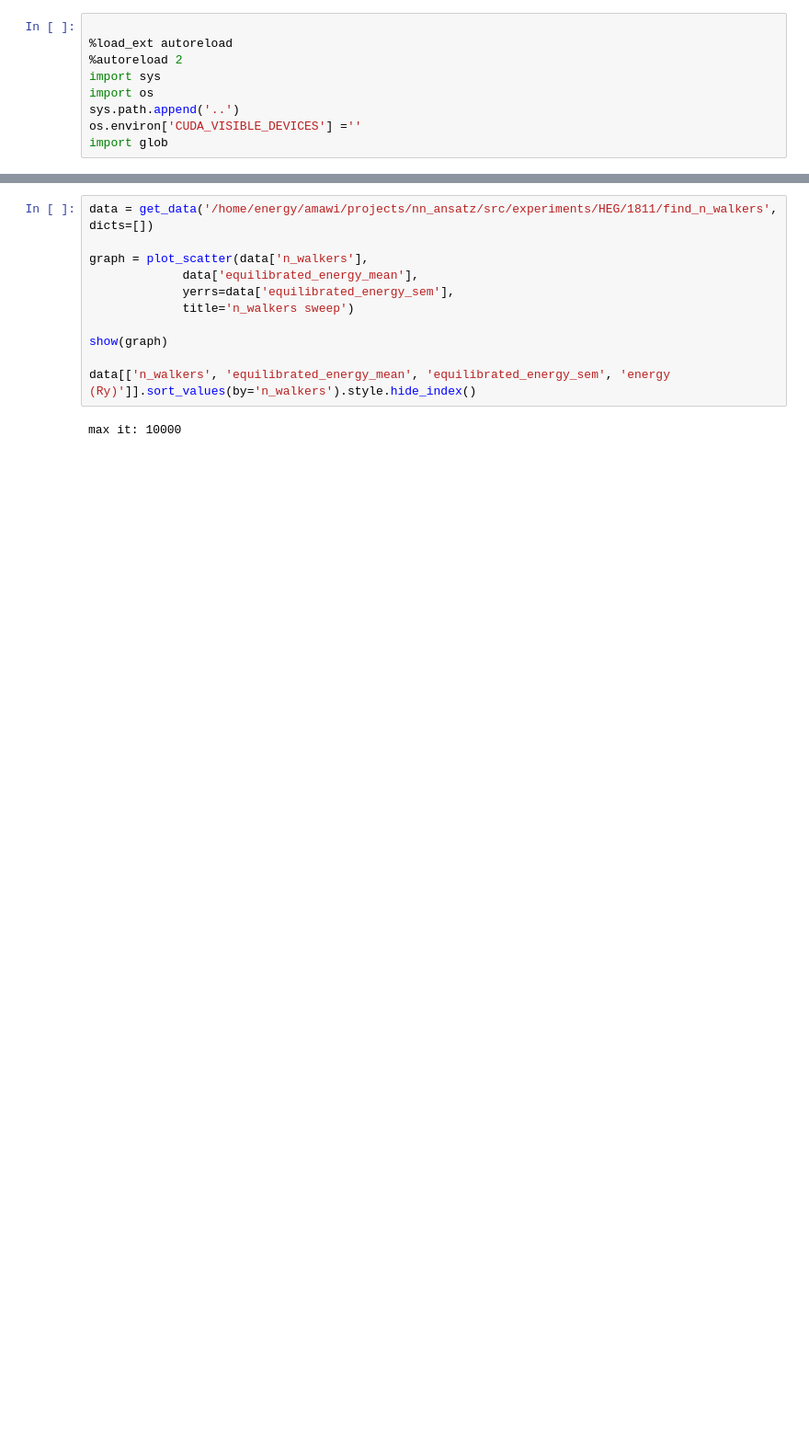
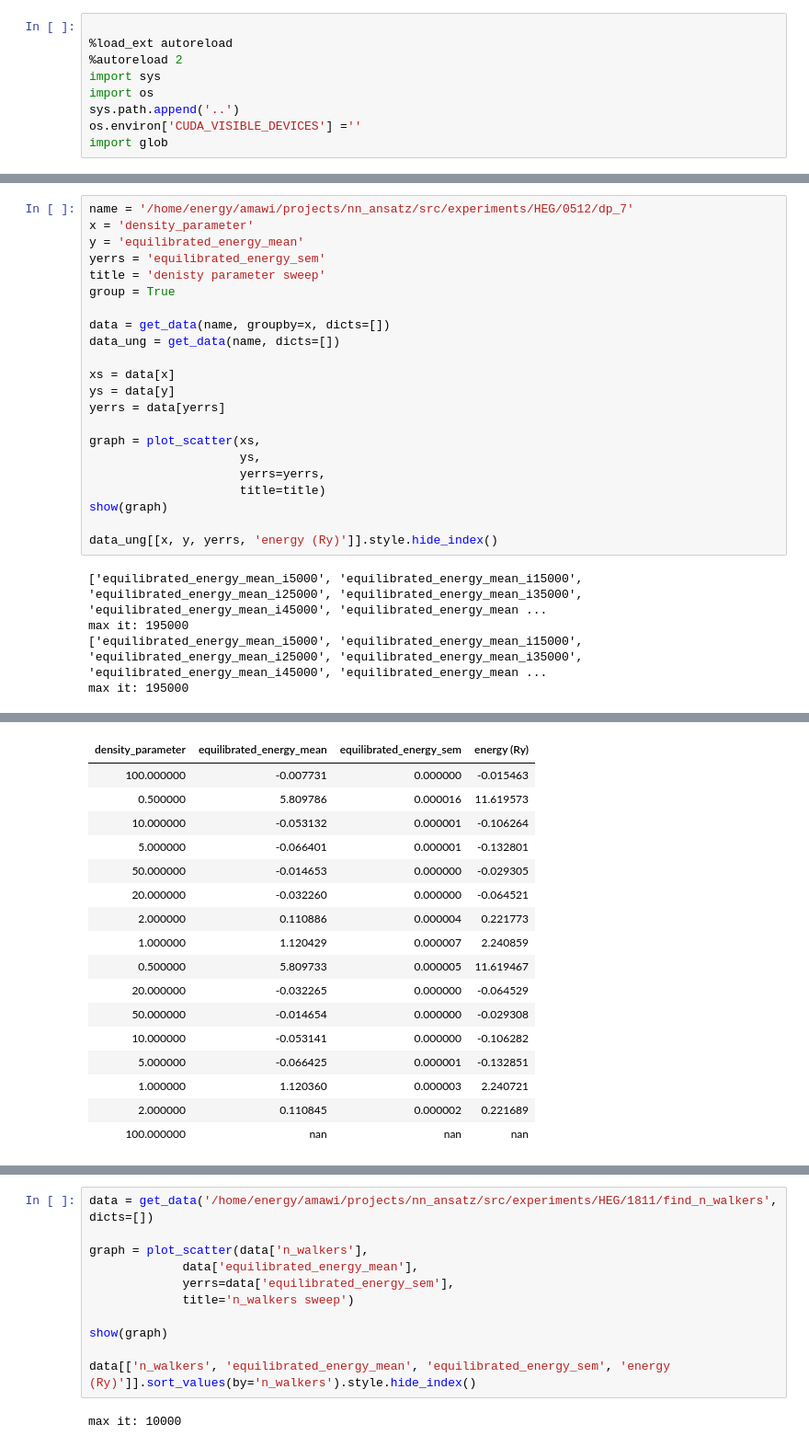
Before and after one commit to xmax1/nn_ansatz, a Jupyter notebook: src/exp/plotting.ipynb, the cells around one changed output, grey strips where cells are left out. Shown at 92% size. Drawn from its saved outputs; the diff is of its cells as text; blank space fills up the shorter version.

```diff
--- a/src/exp/plotting.ipynb
+++ b/src/exp/plotting.ipynb
@@ -48,0 +160,27 @@ max it: 100000
+# %%
+name = '/home/energy/amawi/projects/nn_ansatz/src/experiments/HEG/0512/dp_7'
+x = 'density_parameter'
+y = 'equilibrated_energy_mean'
+yerrs = 'equilibrated_energy_sem'
+title = 'denisty parameter sweep'
+group = True
+
+data = get_data(name, groupby=x, dicts=[])
+data_ung = get_data(name, dicts=[])
+
+xs = data[x]
+ys = data[y]
+yerrs = data[yerrs]
+
+graph = plot_scatter(xs,
+                     ys,
+                     yerrs=yerrs,
+                     title=title)
+show(graph)
+
+data_ung[[x, y, yerrs, 'energy (Ry)']].style.hide_index()
+# %% [output]
+['equilibrated_energy_mean_i5000', 'equilibrated_energy_mean_i15000', 'equilibrated_energy_mean_i25000', 'equilibrated_energy_mean_i35000', 'equilibrated_energy_mean_i45000', 'equilibrated_energy_mean ...
+max it: 195000
+['equilibrated_energy_mean_i5000', 'equilibrated_energy_mean_i15000', 'equilibrated_energy_mean_i25000', 'equilibrated_energy_mean_i35000', 'equilibrated_energy_mean_i45000', 'equilibrated_energy_mean ...
+max it: 195000
@@ -48,0 +189,17 @@ max it: 100000
+| density_parameter | equilibrated_energy_mean | equilibrated_energy_sem | energy (Ry) |
+| 100.000000 | -0.007731 | 0.000000 | -0.015463 |
+| 0.500000 | 5.809786 | 0.000016 | 11.619573 |
+| 10.000000 | -0.053132 | 0.000001 | -0.106264 |
+| 5.000000 | -0.066401 | 0.000001 | -0.132801 |
+| 50.000000 | -0.014653 | 0.000000 | -0.029305 |
+| 20.000000 | -0.032260 | 0.000000 | -0.064521 |
+| 2.000000 | 0.110886 | 0.000004 | 0.221773 |
+| 1.000000 | 1.120429 | 0.000007 | 2.240859 |
+| 0.500000 | 5.809733 | 0.000005 | 11.619467 |
+| 20.000000 | -0.032265 | 0.000000 | -0.064529 |
+| 50.000000 | -0.014654 | 0.000000 | -0.029308 |
+| 10.000000 | -0.053141 | 0.000000 | -0.106282 |
+| 5.000000 | -0.066425 | 0.000001 | -0.132851 |
+| 1.000000 | 1.120360 | 0.000003 | 2.240721 |
+| 2.000000 | 0.110845 | 0.000002 | 0.221689 |
+| 100.000000 | nan | nan | nan |
```
Also changed, not shown: parts of 14 cells of this notebook, 25 other files.
